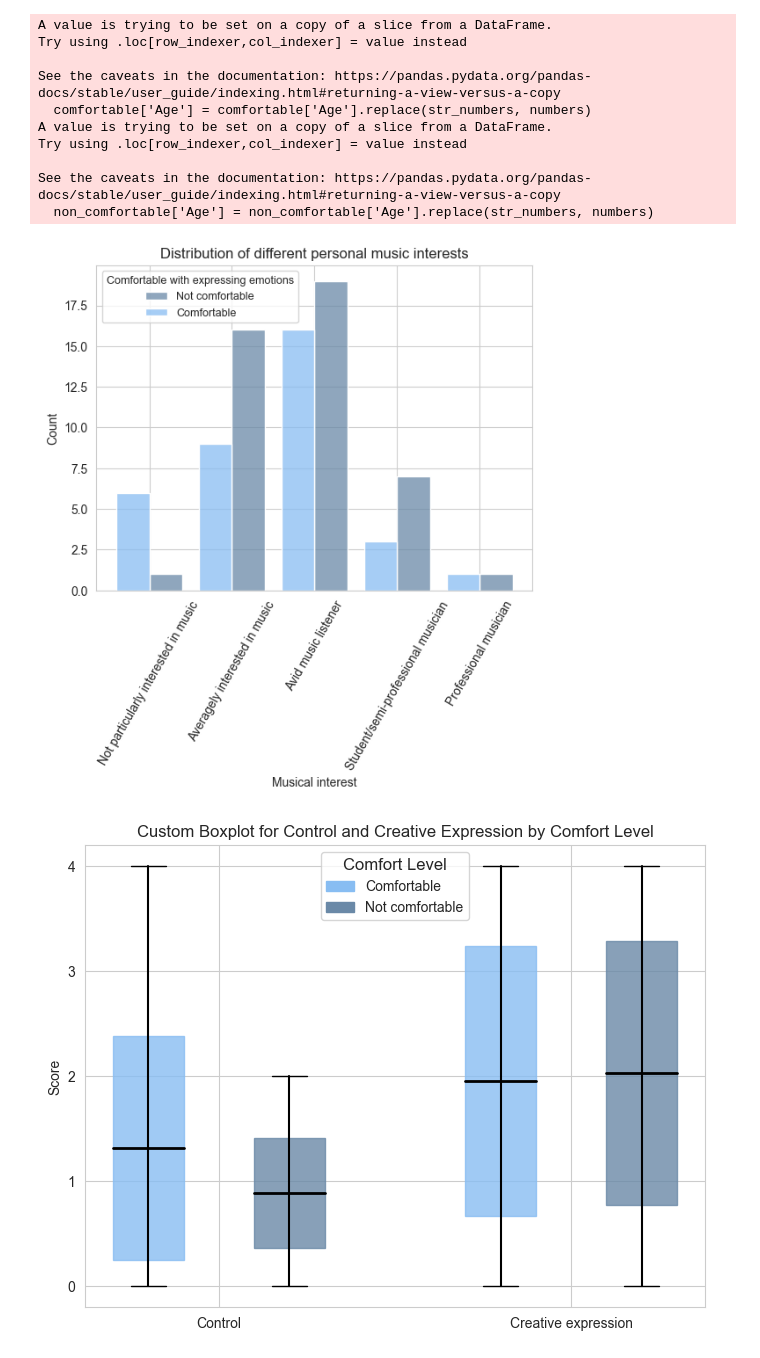
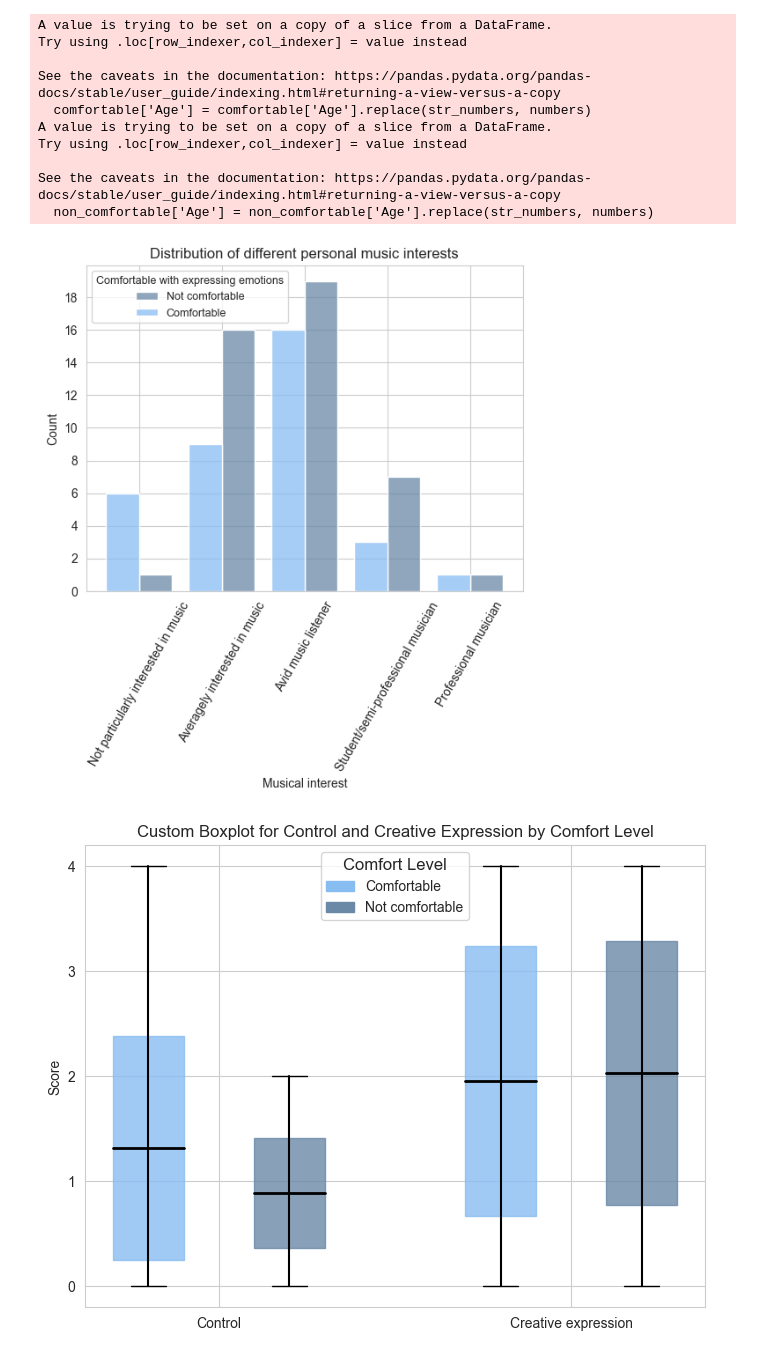
Before and after one commit to ihneskarbovik/IN5060-assignment3, a Jupyter notebook: study.ipynb, the cells around one changed output. Saved outputs shown, nothing was run; the diff lists cells and outputs as text; code cells hidden in the pictures.

```diff
--- a/study.ipynb
+++ b/study.ipynb
@@ -284,25 +284,26 @@ See the caveats in the documentation: https://pandas.pydata.org/pandas-docs/stab
 # %%
 order = [
     'Not particularly interested in music',
     'Averagely interested in music',
     'Avid music listener',
     'Student/semi-professional musician',
     'Professional musician']
 
 to_plot = grouped_df_all.copy()
 to_plot = to_plot.drop_duplicates(subset='Participant_ID')
 to_plot['Personal description'] = pd.Categorical(to_plot['Personal description'], categories=order, ordered=True)
 
 sns.set_style('whitegrid')
 ax = sns.histplot(data=to_plot, x='Personal description', hue='Comfortable with expressing emotions', palette=colors[1:3], multiple="dodge", shrink=0.8, zorder=3)
 ax.set_title('Distribution of different personal music interests')
 ax.set_xlabel('Musical interest')
 ax.set_xticklabels(ax.get_xticklabels(),rotation=60)
+ax.set_yticks(range(0, 20, 2))
 ax.grid(True, zorder=0)
 ax.legend(title="Comfortable with expressing emotions", fontsize=9, title_fontsize=9, labels=['Not comfortable', 'Comfortable'])
 plt.show()
 # %% [output]
-[figure, old version]
+[figure, new version]
 # %%
 df_melted = pd.melt(grouped_df_all, id_vars=['Comfortable with expressing emotions'], value_vars=['Control', 'Creative expression'],
                     var_name='Variable', value_name='Value')
```
Also changed, not shown: parts of 2 cells of this notebook.
